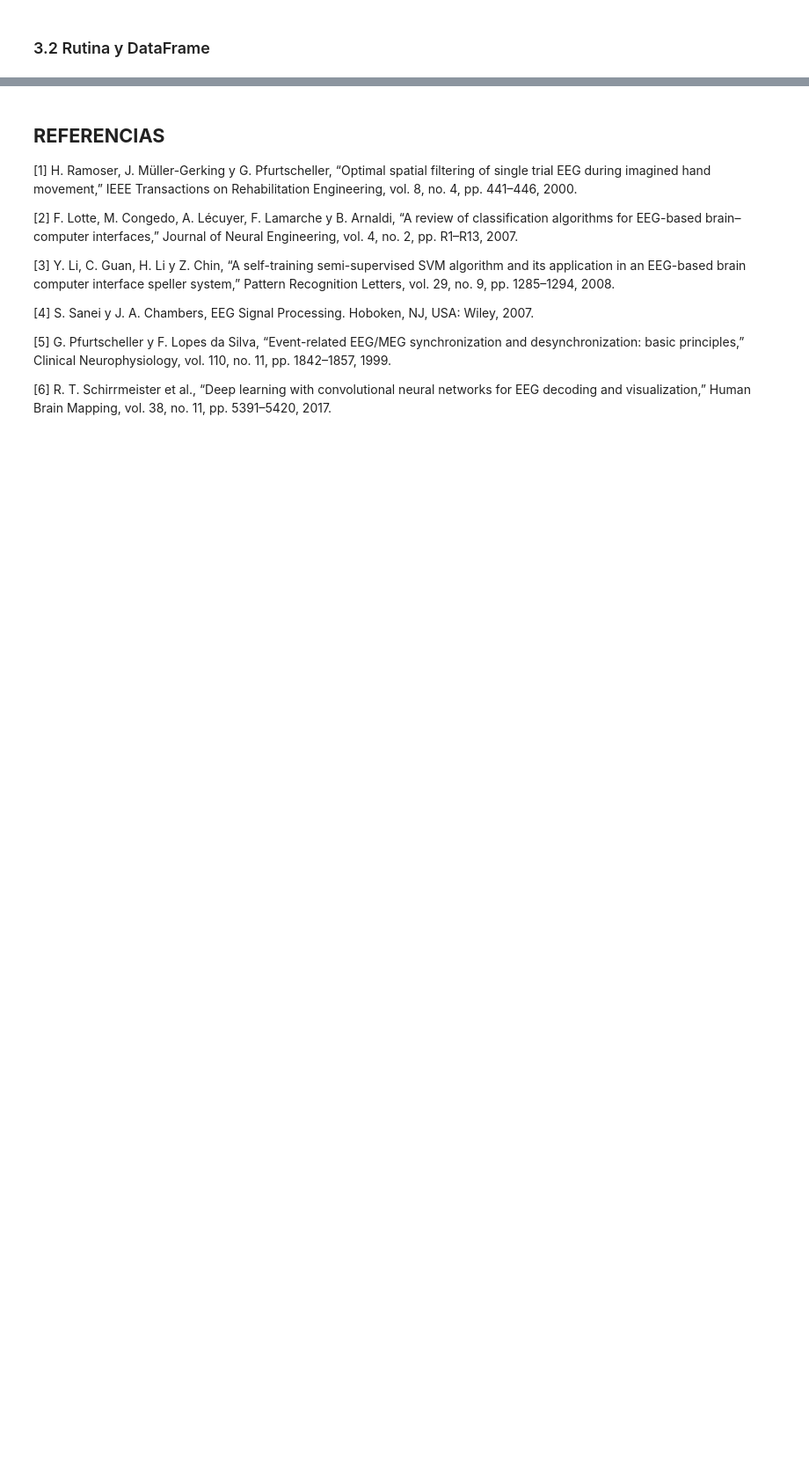
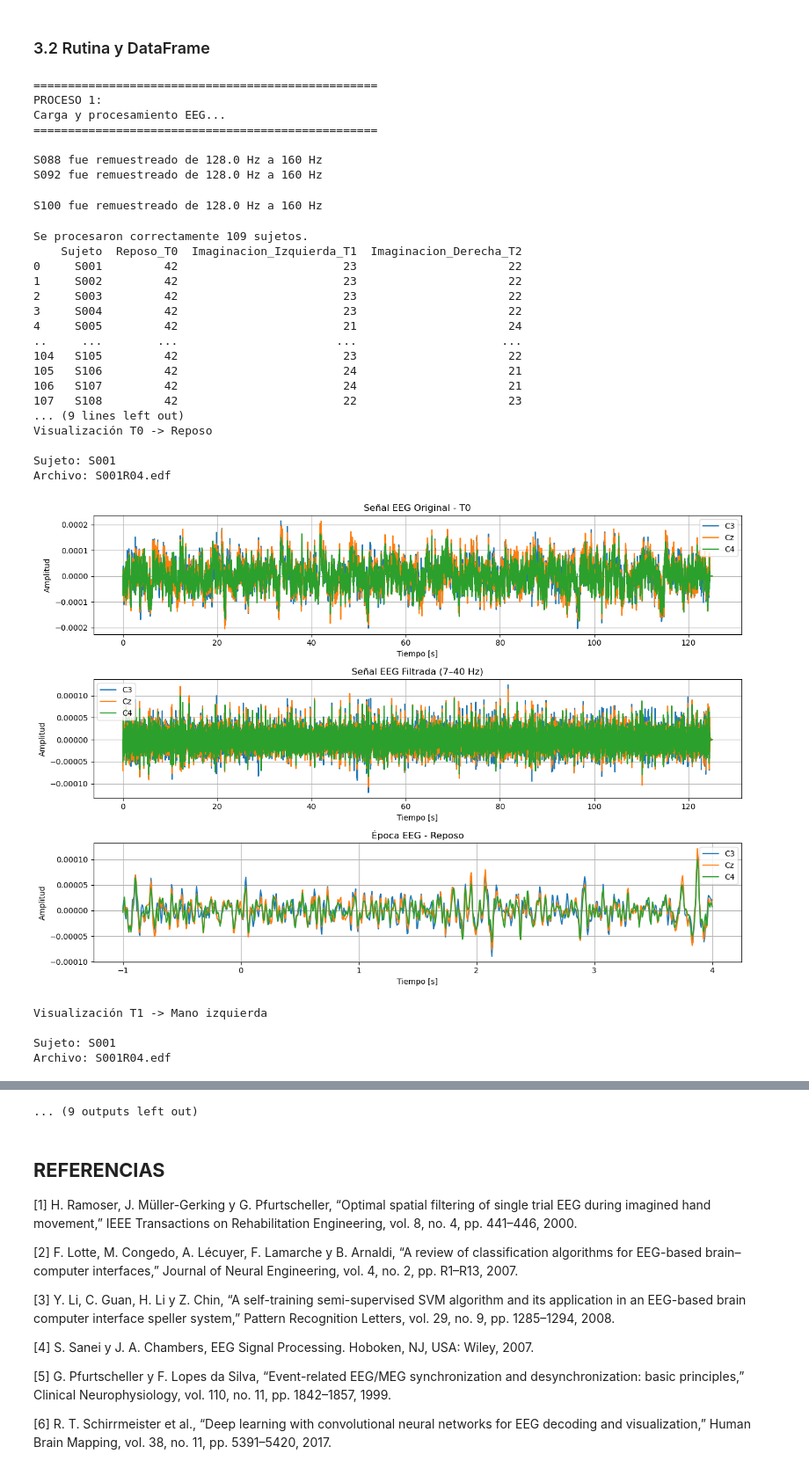
Before and after one commit to decagsito/Biosenales_20261, a Jupyter notebook: PROYECTO_2.ipynb, the cells around one changed output, grey strips where cells are left out. Shown at 88% size. Saved outputs shown, nothing was run; the diff lists cells and outputs as text; code cells hidden in the pictures; blank space fills up the shorter version.

```diff
--- a/PROYECTO_2.ipynb
+++ b/PROYECTO_2.ipynb
@@ -114,0 +113,14 @@ La combinación de PSD, coherencia, entropía y CSP permite obtener una represen
+# %%
+#Se importan todas las librerias neceesatias para el desarrollo del codigo que siga el flujo de procesamiento.
+
+import mne
+mne.set_log_level('ERROR')
+from mne.time_frequency import psd_array_welch
+import numpy as np
+import pandas as pd
+import os
+import matplotlib.pyplot as plt
+from scipy.stats import wilcoxon, kstest
+from mne.decoding import CSP
+from scipy.signal import coherence
+import antropy as ant
@@ -116,0 +1546,40 @@ La combinación de PSD, coherencia, entropía y CSP permite obtener una represen
+# %%
+#ruta_base = r"C:\Documentos U\Bioseñales\PROYECTO_1\files_proyecto"
+ruta_base = r"C:\Users\david\OneDrive\Desktop\Archivos Bioseñales\eeg-motor-movementimagery-dataset-1.0.0"
+#ruta_base = r"C:\UdeA\Semestre 20261\Bioseñales\files"
+
+runs_validos = ['R04','R08','R12']
+
+Dataframe_Completo = Rutina(ruta_base,runs_validos) #Con esto obtengo los datos desde la carpeta, los pongo en MNE,
+#Obtengo los canales que necesito, filtro la señal y formo una base de datos.
+# %% [output]
+==================================================
+PROCESO 1:
+Carga y procesamiento EEG...
+==================================================
+
+S088 fue remuestreado de 128.0 Hz a 160 Hz
+S092 fue remuestreado de 128.0 Hz a 160 Hz
+S100 fue remuestreado de 128.0 Hz a 160 Hz
+Se procesaron correctamente 109 sujetos.
+    Sujeto  Reposo_T0  Imaginacion_Izquierda_T1  Imaginacion_Derecha_T2
+0     S001         42                        23                      22
+1     S002         42                        23                      22
+2     S003         42                        23                      22
+3     S004         42                        23                      22
+4     S005         42                        21                      24
+..     ...        ...                       ...                     ...
+104   S105         42                        23                      22
+105   S106         42                        24                      21
+106   S107         42                        24                      21
+107   S108         42                        22                      23
+... (9 lines left out)
+Visualización T0 -> Reposo
+
+Sujeto: S001
+Archivo: S001R04.edf
+[figure, added]
+Visualización T1 -> Mano izquierda
+
+Sujeto: S001
+Archivo: S001R04.edf
@@ -117,3 +1601,4 @@ La combinación de PSD, coherencia, entropía y CSP permite obtener una represen
+... (9 outputs left out)
 # %% [markdown]
 ## **REFERENCIAS**
 
```
Also changed, not shown: parts of 8 cells of this notebook.
